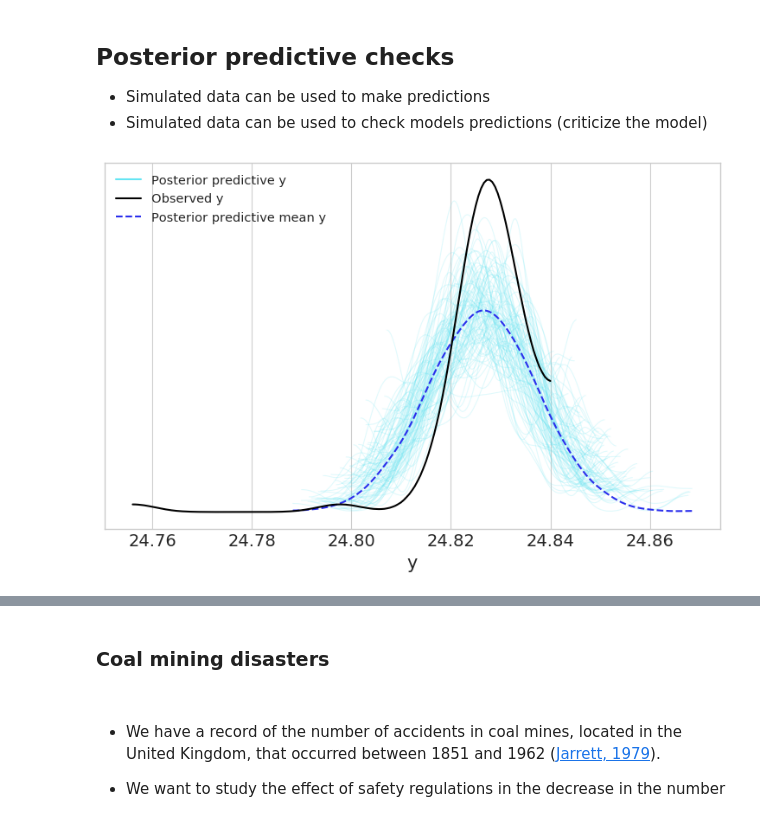
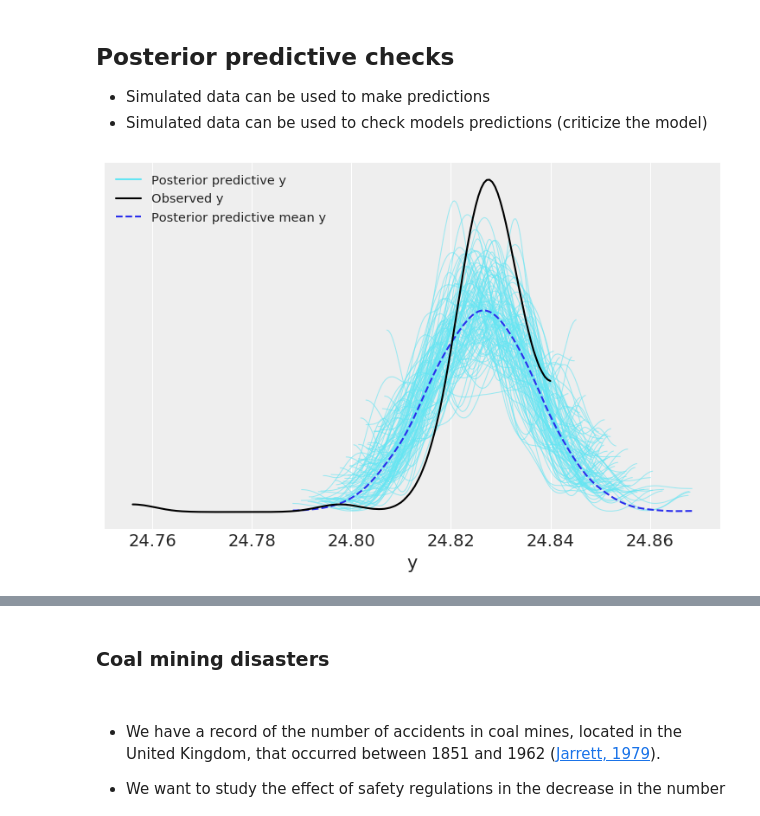
Before and after one commit to Grupo-de-modelado-probabilista/modelado_bayesiano, a Jupyter notebook: diapo/taller_01.ipynb, the cells around one changed output, grey strips where cells are left out. Saved outputs shown, nothing was run; the diff lists cells and outputs as text; code cells hidden in the pictures.

```diff
--- a/diapo/taller_01.ipynb
+++ b/diapo/taller_01.ipynb
@@ -10,7 +10,7 @@ import pymc3 as pm
 from ipywidgets import interact
 import ipywidgets as ipyw
 # %%
-az.style.use('arviz-whitegrid')
+az.style.use('arviz-darkgrid')
 # %%
 %%HTML
 <style>
@@ -296,9 +296,9 @@ pp_samples = pm.sample_posterior_predictive(trace_g, 100, modelo_g)
 * Simulated data can be used to check models predictions (criticize the model)
 # %%
 pp_data = az.from_pymc3(trace=trace_g, posterior_predictive=pp_samples)
-az.plot_ppc(pp_data);
+az.plot_ppc(pp_data, alpha=0.6);
 # %% [output]
-[figure, old version]
+[figure, new version]
 # %% [markdown]
 <center>
 <img src="img/bayesian_workflow_watanabe.png" width=700>
```
Also changed, not shown: parts of 5 cells of this notebook, 3 other files.
